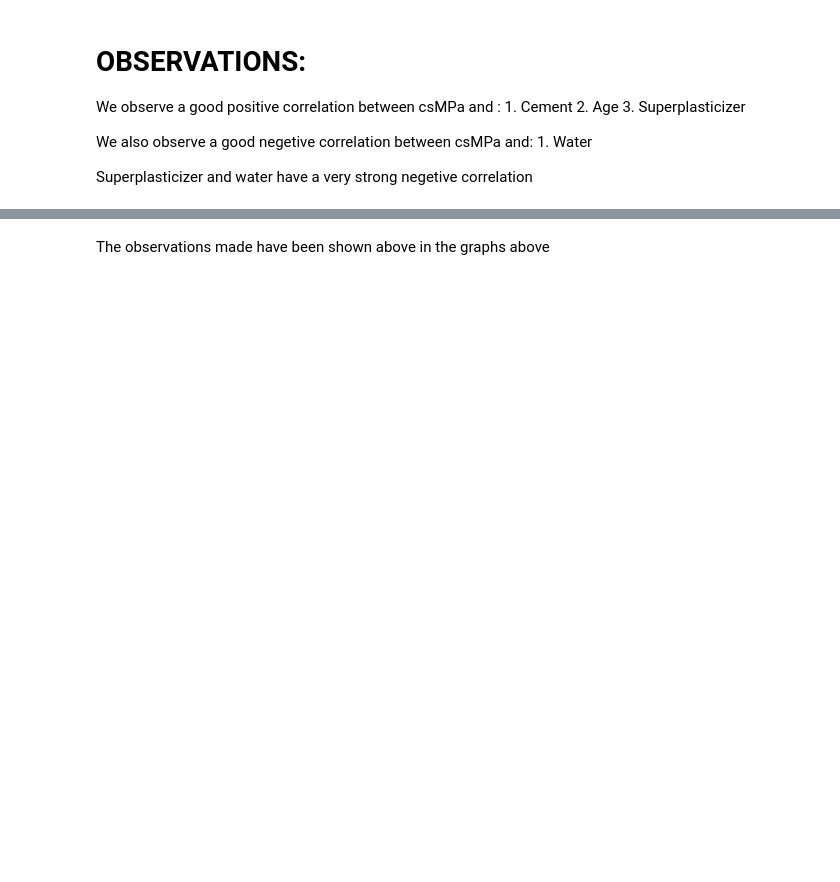
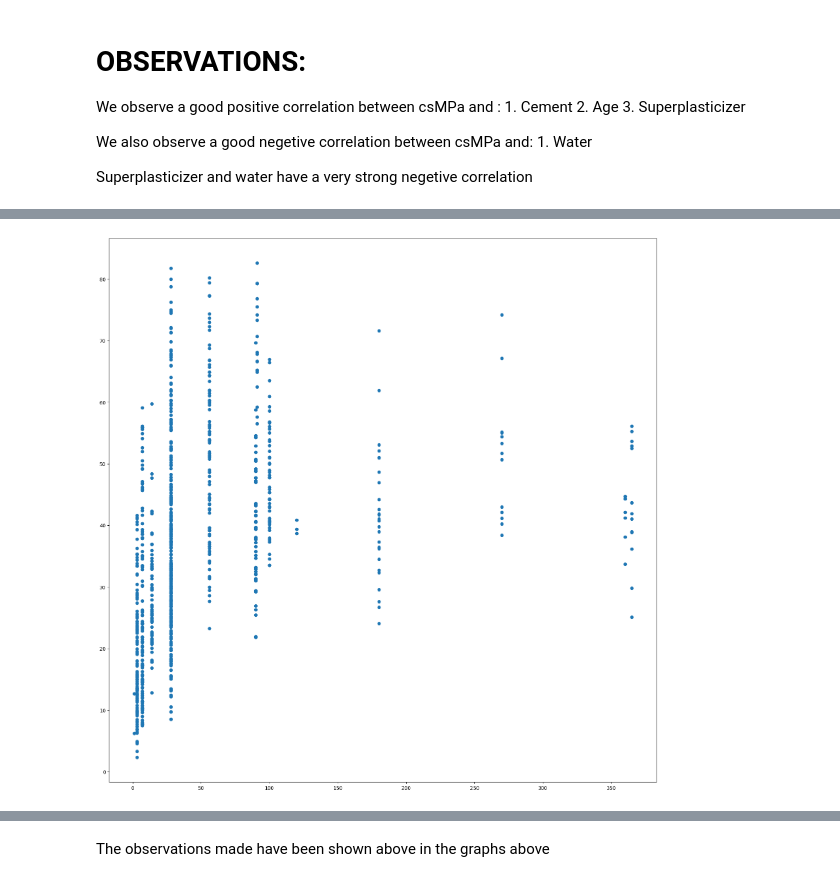
Before and after one commit to Sevinda-Herath/Concrete_Strength_Prediction_AI_Model, a Jupyter notebook: Concrete_Strength_regression.ipynb, the cells around one changed output, grey strips where cells are left out. Saved outputs shown, nothing was run; the diff lists cells and outputs as text; code cells hidden in the pictures; blank space fills up the shorter version.

```diff
--- a/Concrete_Strength_regression.ipynb
+++ b/Concrete_Strength_regression.ipynb
@@ -144,7 +171,9 @@ plt.show()
 # %%
 plt.figure(figsize = (20,20))
 plt.scatter(x = 'age',
-           y = 'csMPa',
+           y = 'strength',
            data = data)
 plt.show()
+# %% [output]
+[figure, added]
 # %%
```
Also changed, not shown: parts of 28 cells of this notebook, 2 other files.
